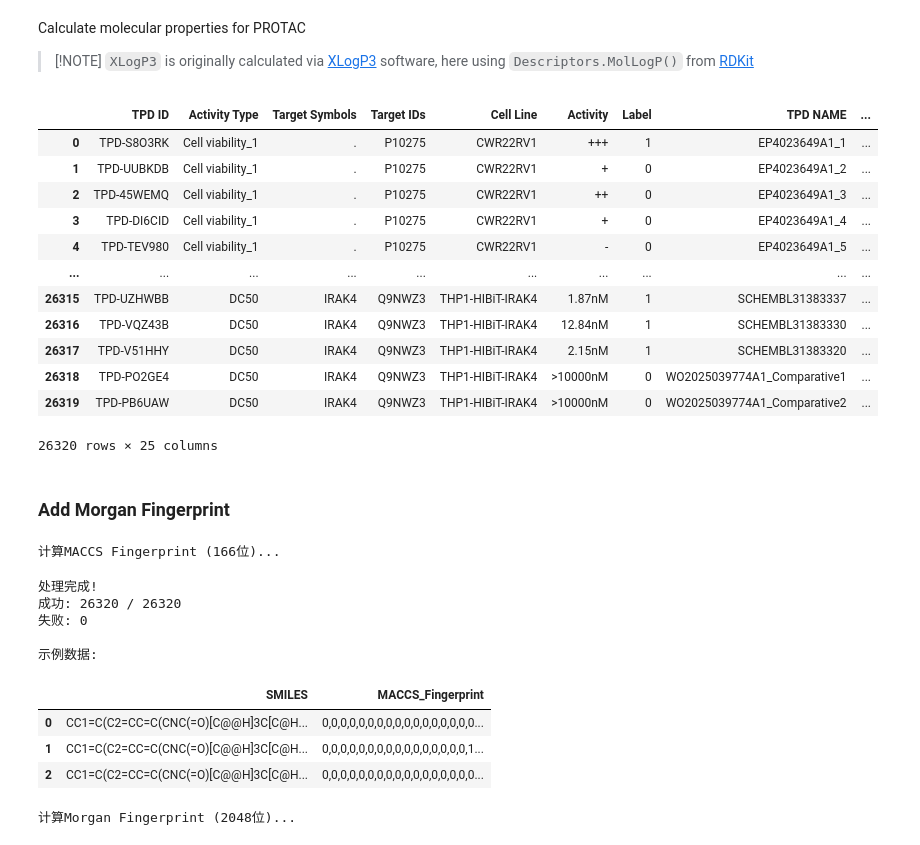
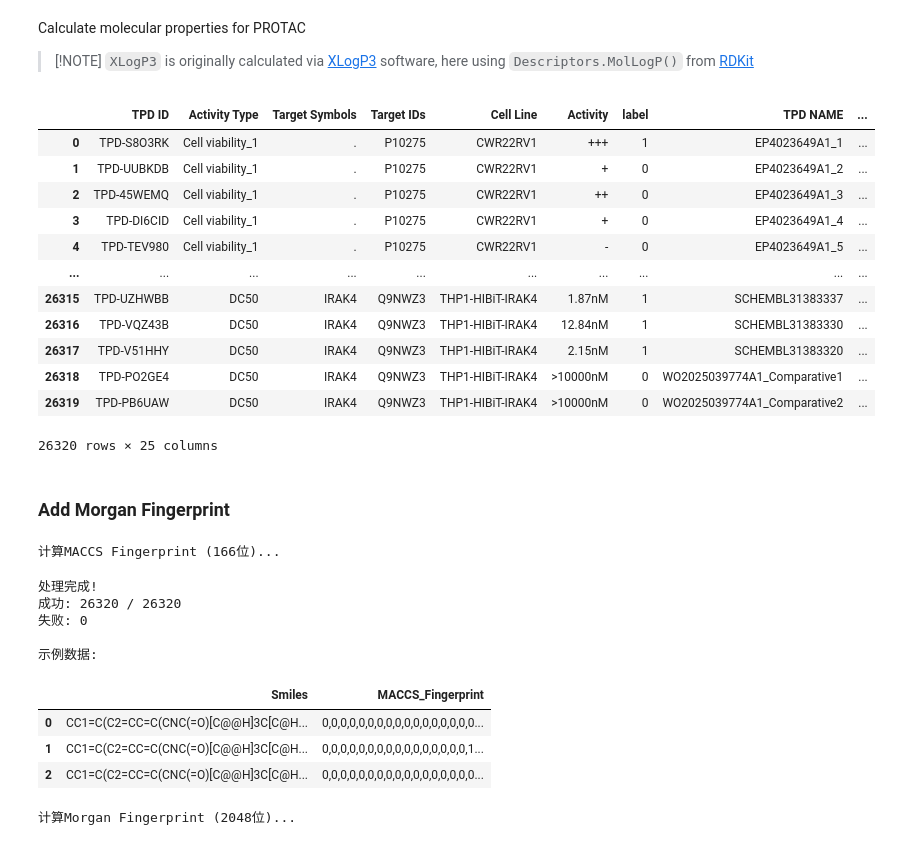
Before and after one commit to Bill-Flash/PROTAC-STAN, a Jupyter notebook: prepare_data.ipynb, the cells around one changed output. Drawn from its saved outputs; the diff is of its cells as text; code cells hidden in the pictures.

```diff
--- a/prepare_data.ipynb
+++ b/prepare_data.ipynb
@@ -71,13 +71,13 @@ def calculate_molecular_descriptors(smiles):
         Descriptors.TPSA(mol)
     ]
 # %%
-# property_df = raw_df['Smiles'].apply(calculate_molecular_descriptors).apply(pd.Series)
-property_df = raw_df['SMILES'].apply(calculate_molecular_descriptors).apply(pd.Series)
+property_df = raw_df['Smiles'].apply(calculate_molecular_descriptors).apply(pd.Series)
+# property_df = raw_df['SMILES'].apply(calculate_molecular_descriptors).apply(pd.Series)
 property_df.columns = columns
 custom_df = pd.concat([raw_df, property_df], axis=1)
 custom_df
 # %% [output]
-|  | TPD ID | Activity Type | Target Symbols | Target IDs | Cell Line | Activity | Label | TPD NAME | ... |
+|  | TPD ID | Activity Type | Target Symbols | Target IDs | Cell Line | Activity | label | TPD NAME | ... |
 | 0 | TPD-S8O3RK | Cell viability_1 | . | P10275 | CWR22RV1 | +++ | 1 | EP4023649A1_1 | ... |
 | 1 | TPD-UUBKDB | Cell viability_1 | . | P10275 | CWR22RV1 | + | 0 | EP4023649A1_2 | ... |
 | 2 | TPD-45WEMQ | Cell viability_1 | . | P10275 | CWR22RV1 | ++ | 0 | EP4023649A1_3 | ... |
@@ -125,8 +125,8 @@ def calculate_maccs_fingerprint(smiles):
 # %%
 # 计算MACCS fingerprint
 print("计算MACCS Fingerprint (166位)...")
-# maccs_fingerprints = custom_df['Smiles'].progress_apply(calculate_maccs_fingerprint)
-maccs_fingerprints = custom_df['SMILES'].progress_apply(calculate_maccs_fingerprint)
+maccs_fingerprints = custom_df['Smiles'].progress_apply(calculate_maccs_fingerprint)
+# maccs_fingerprints = custom_df['SMILES'].progress_apply(calculate_maccs_fingerprint)
 
 # 添加MACCS fingerprint列
 custom_df['MACCS_Fingerprint'] = maccs_fingerprints
@@ -140,7 +140,7 @@ print(f"失败: {failed_count}")
 
 # 显示示例
 print("\n示例数据:")
-custom_df[['SMILES', 'MACCS_Fingerprint']].head(3)
+custom_df[['Smiles', 'MACCS_Fingerprint']].head(3)
 # %% [output]
 计算MACCS Fingerprint (166位)...
 处理完成!
@@ -148,7 +148,7 @@ custom_df[['SMILES', 'MACCS_Fingerprint']].head(3)
 失败: 0
 
 示例数据:
-|  | SMILES | MACCS_Fingerprint |
+|  | Smiles | MACCS_Fingerprint |
 | 0 | CC1=C(C2=CC=C(CNC(=O)[C@@H]3C[C@H... | 0,0,0,0,0,0,0,0,0,0,0,0,0,0,0,0,0... |
 | 1 | CC1=C(C2=CC=C(CNC(=O)[C@@H]3C[C@H... | 0,0,0,0,0,0,0,0,0,0,0,0,0,0,0,0,1... |
 | 2 | CC1=C(C2=CC=C(CNC(=O)[C@@H]3C[C@H... | 0,0,0,0,0,0,0,0,0,0,0,0,0,0,0,0,0... |
```
Also changed, not shown: parts of 3 cells of this notebook, 2 other files.
